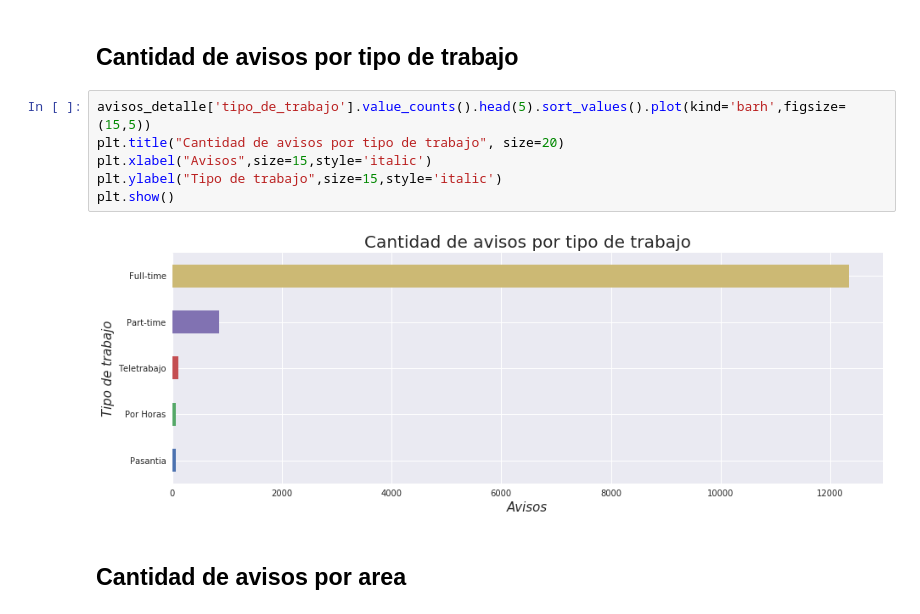
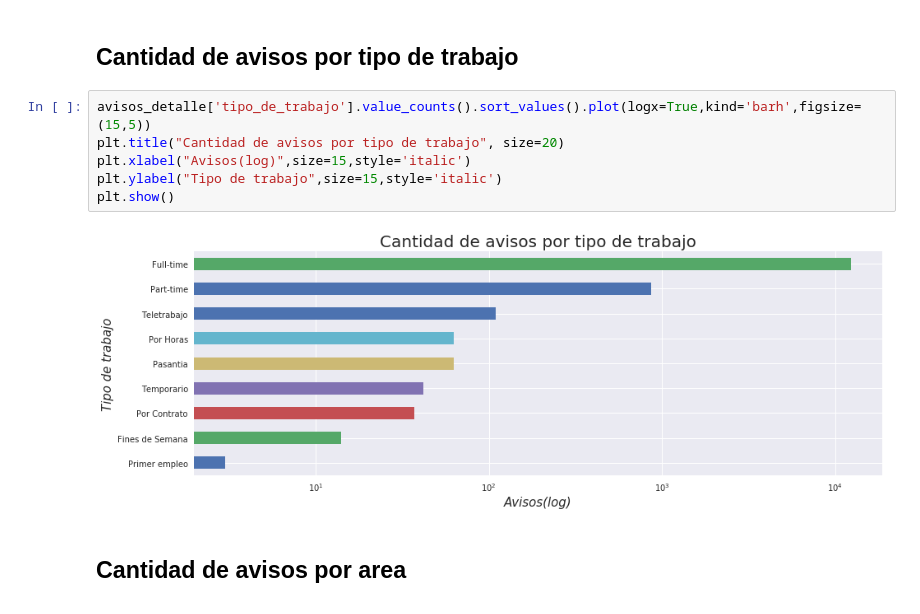
Before and after one commit to Mariano95/Analisis-exploratorio-de-datos, a Jupyter notebook: TP.ipynb, the cells around one changed output. Saved outputs shown, nothing was run; the diff lists cells and outputs as text.

```diff
--- a/TP.ipynb
+++ b/TP.ipynb
@@ -507,13 +507,13 @@ plt.show()
 # %% [markdown]
 ## Cantidad de avisos por tipo de trabajo
 # %%
-avisos_detalle['tipo_de_trabajo'].value_counts().head(5).sort_values().plot(kind='barh',figsize=(15,5))
+avisos_detalle['tipo_de_trabajo'].value_counts().sort_values().plot(logx=True,kind='barh',figsize=(15,5))
 plt.title("Cantidad de avisos por tipo de trabajo", size=20)
-plt.xlabel("Avisos",size=15,style='italic')
+plt.xlabel("Avisos(log)",size=15,style='italic')
 plt.ylabel("Tipo de trabajo",size=15,style='italic')
 plt.show()
 # %% [output]
-[figure, old version]
+[figure, new version]
 # %% [markdown]
 ## Cantidad de avisos por area
 # %%
```
Also changed, not shown: parts of 7 cells of this notebook.
